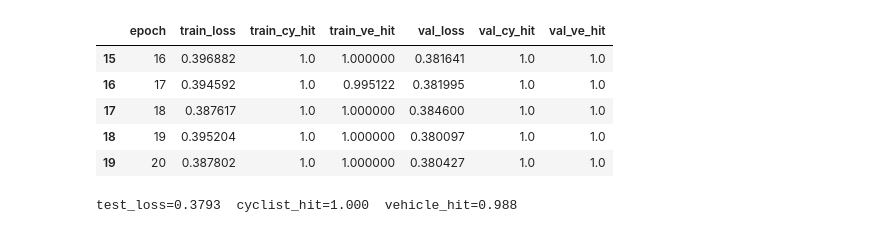
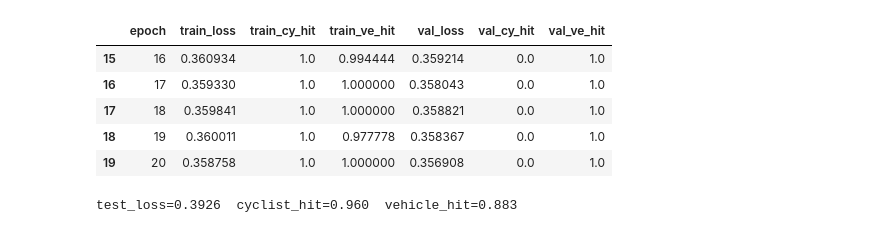
Before and after one commit to kousukeyamakubo/study, a Jupyter notebook: 400MHz変更用/check.ipynb, the cells around one changed output. Drawn from its saved outputs; the diff is of its cells as text; code cells hidden in the pictures.

```diff
--- a/400MHz変更用/check.ipynb
+++ b/400MHz変更用/check.ipynb
@@ -624,6 +618,28 @@ def compute_loss(logits, targets, pos_weight=20.0):
     )
     dice = dice_loss_from_logits(logits, targets)
     return bce + dice
+
+def match_peaks_to_targets(peaks, cy_true_d, cy_true_r, ve_true_d, ve_true_r):
+    import itertools
+    if len(peaks) == 0:
+        return (-1, -1), (-1, -1)
+    if len(peaks) == 1:
+        p = peaks[0][:2]
+        cy_dist = (p[0]-cy_true_d)**2 + (p[1]-cy_true_r)**2
+        ve_dist = (p[0]-ve_true_d)**2 + (p[1]-ve_true_r)**2
+        if cy_dist <= ve_dist:
+            return p, (-1, -1)
+        else:
+            return (-1, -1), p
+    best_cy, best_ve = peaks[0][:2], peaks[1][:2]
+    best_cost = float('inf')
+    for p1, p2 in itertools.permutations(peaks[:2]):
+        cost = ((p1[0]-cy_true_d)**2 + (p1[1]-cy_true_r)**2 +
+                (p2[0]-ve_true_d)**2 + (p2[1]-ve_true_r)**2)
+        if cost < best_cost:
+            best_cost = cost
+            best_cy, best_ve = p1[:2], p2[:2]
+    return best_cy, best_ve
 
 def run_epoch(model, loader, optimizer=None, device='cpu'):
     train_mode = optimizer is not None
@@ -646,7 +662,7 @@ def run_epoch(model, loader, optimizer=None, device='cpu'):
         if train_mode:
             optimizer.zero_grad()
 
-        logits = model(x)  # (B, 2, H, W)
+        logits = model(x)
         loss = compute_loss(logits, y)
 
         if train_mode:
@@ -657,9 +673,10 @@ def run_epoch(model, loader, optimizer=None, device='cpu'):
 
         for i in range(x.size(0)):
             peaks = decode_peaks_from_logits(logits[i:i+1].detach().cpu())
-            cy_d, cy_r, _ = peaks[0]
-            ve_d, ve_r, _ = peaks[1]
-            # 存在するターゲットのみhit集計
+            (cy_d, cy_r), (ve_d, ve_r) = match_peaks_to_targets(
+                peaks, int(cy_true_d[i]), int(cy_true_r[i]),
+                int(ve_true_d[i]), int(ve_true_r[i])
+            )
             if valid_cy[i]:
                 cy_hits  += int(compute_hit(cy_d, cy_r, int(cy_true_d[i]), int(cy_true_r[i])))
                 cy_total += 1
@@ -668,9 +685,9 @@ def run_epoch(model, loader, optimizer=None, device='cpu'):
                 ve_total += 1
 
     n = len(loader.dataset)
-    mean_loss    = total_loss / max(n, 1)
-    cy_hit_rate  = cy_hits / max(cy_total, 1)
-    ve_hit_rate  = ve_hits / max(ve_total, 1)
+    mean_loss   = total_loss / max(n, 1)
+    cy_hit_rate = cy_hits / max(cy_total, 1)
+    ve_hit_rate = ve_hits / max(ve_total, 1)
     return mean_loss, cy_hit_rate, ve_hit_rate
 # %%
 train_ds = MultiTargetDataset(train_df)
@@ -681,7 +698,7 @@ train_loader = DataLoader(train_ds, batch_size=BATCH_SIZE, shuffle=True)
 val_loader   = DataLoader(val_ds,   batch_size=BATCH_SIZE, shuffle=False)
 test_loader  = DataLoader(test_ds,  batch_size=BATCH_SIZE, shuffle=False)
 
-model = RadarLightUNet(in_channels=N_FIXED, out_channels=2).to(DEVICE)
+model = RadarLightUNet(in_channels=N_FIXED, out_channels=1).to(DEVICE)
 optimizer = torch.optim.Adam(model.parameters(), lr=LR)
 
 best_val = float("inf")
@@ -735,18 +752,18 @@ best model saved to: ./best_detector_fixed_angle.pt
 |  | epoch | train_loss | train_cy_hit | train_ve_hit | val_loss | val_cy_hit | val_ve_hit |
-| 15 | 16 | 0.396882 | 1.0 | 1.000000 | 0.381641 | 1.0 | 1.0 |
-| 16 | 17 | 0.394592 | 1.0 | 0.995122 | 0.381995 | 1.0 | 1.0 |
-| 17 | 18 | 0.387617 | 1.0 | 1.000000 | 0.384600 | 1.0 | 1.0 |
-| 18 | 19 | 0.395204 | 1.0 | 1.000000 | 0.380097 | 1.0 | 1.0 |
-| 19 | 20 | 0.387802 | 1.0 | 1.000000 | 0.380427 | 1.0 | 1.0 |
+| 15 | 16 | 0.360934 | 1.0 | 0.994444 | 0.359214 | 0.0 | 1.0 |
+| 16 | 17 | 0.359330 | 1.0 | 1.000000 | 0.358043 | 0.0 | 1.0 |
+| 17 | 18 | 0.359841 | 1.0 | 1.000000 | 0.358821 | 0.0 | 1.0 |
+| 18 | 19 | 0.360011 | 1.0 | 0.977778 | 0.358367 | 0.0 | 1.0 |
+| 19 | 20 | 0.358758 | 1.0 | 1.000000 | 0.356908 | 0.0 | 1.0 |
 # %%
-best_model = RadarLightUNet(in_channels=N_FIXED, out_channels=2).to(DEVICE)
+best_model = RadarLightUNet(in_channels=N_FIXED, out_channels=1).to(DEVICE)
 best_model.load_state_dict(torch.load(MODEL_PATH, map_location=DEVICE))
 best_model.eval()
 
 test_loss, test_cy_hit, test_ve_hit = run_epoch(best_model, test_loader, optimizer=None, device=DEVICE)
 print(f"test_loss={test_loss:.4f}  cyclist_hit={test_cy_hit:.3f}  vehicle_hit={test_ve_hit:.3f}")
 # %% [output]
-test_loss=0.3793  cyclist_hit=1.000  vehicle_hit=0.988
+test_loss=0.3926  cyclist_hit=0.960  vehicle_hit=0.883
 # %%
 def show_prediction(sample_idx=0):
     row = test_df.iloc[sample_idx]
```
Also changed, not shown: parts of 10 cells of this notebook, 1 other file.
